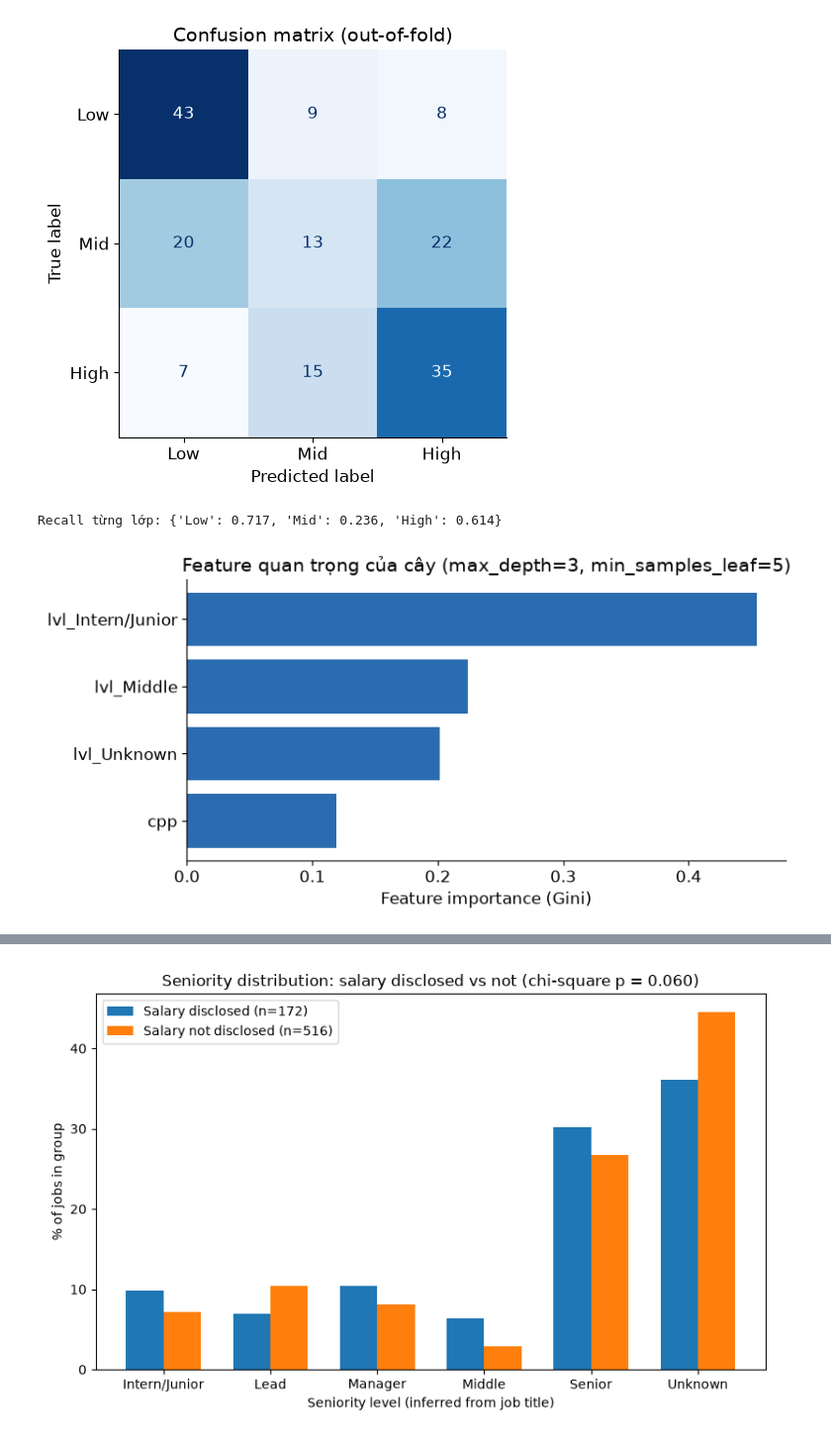
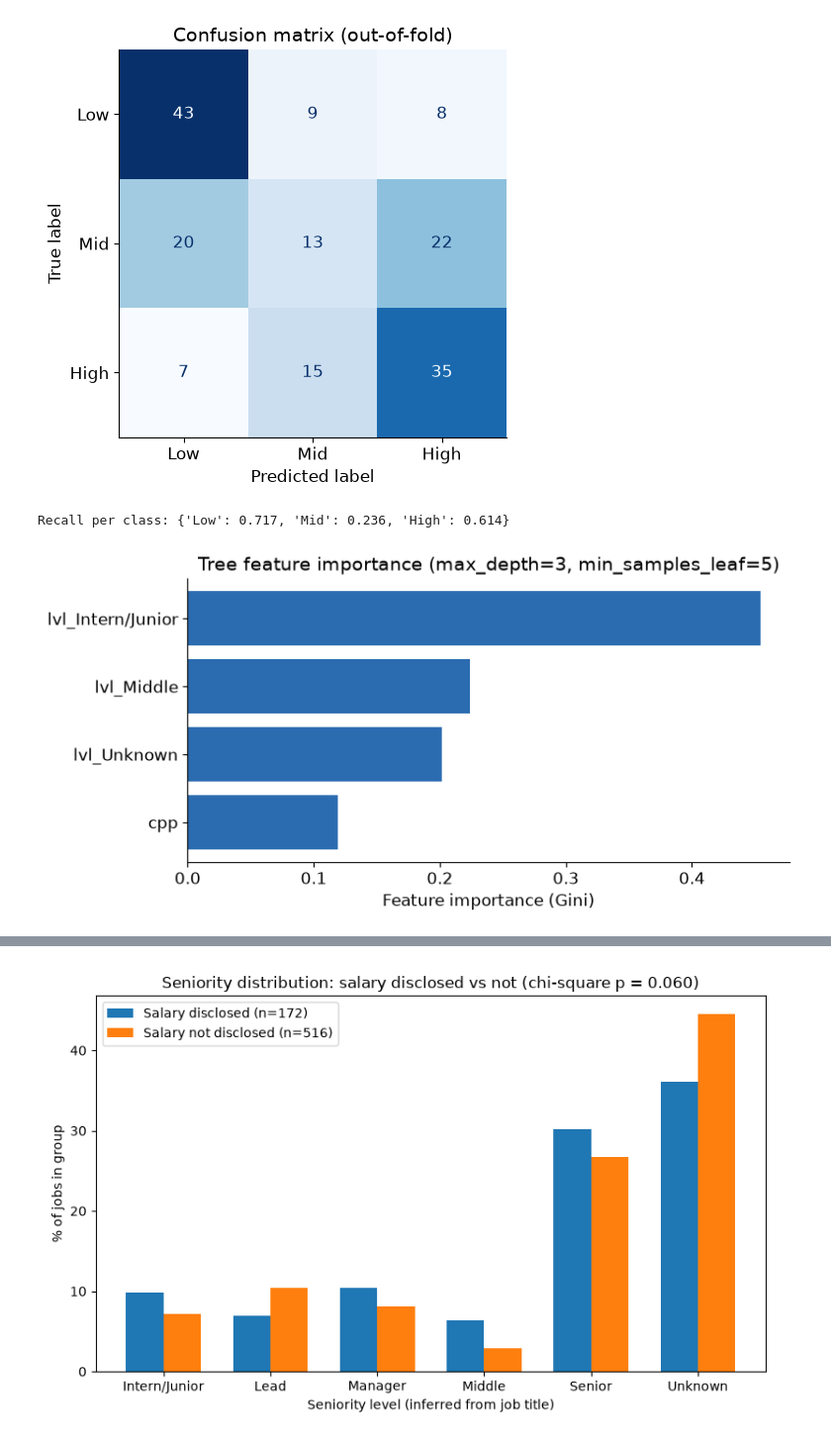
Before and after one commit to dogtoro/Labor-Market-Intelligence, a Jupyter notebook: notebooks/final_notebook.ipynb, the cells around one changed output, grey strips where cells are left out. Shown at 99% size. Saved outputs shown, nothing was run; the diff lists cells and outputs as text; code cells hidden in the pictures.

```diff
--- a/notebooks/final_notebook.ipynb
+++ b/notebooks/final_notebook.ipynb
@@ -159,15 +158,15 @@ train_df, test_df = train_part[feature_cols], test_part[feature_cols]
 train_rules, support_counts = ap.run_apriori(train_df, min_supports=[0.03, 0.04, 0.05, 0.06, 0.10],
                                              min_lift=1.2, min_confidence=0.5)
 ms_used = float(train_rules["min_support_used"].iloc[0])
-print(f"Train {len(train_df)} / Test {len(test_df)} tin")
-print("Số luật theo min_support:", support_counts, "→ chọn", ms_used, f"({len(train_rules)} luật)")
+print(f"Train {len(train_df)} / Test {len(test_df)} jobs")
+print("Rules per min_support:", support_counts, "→ chosen", ms_used, f"({len(train_rules)} rules)")
 
 top = ap.dedup_by_itemset(train_rules, top_n=10)
 test_res = ap.evaluate_rules_on_test(top, test_df)
 rules_table = pd.DataFrame([{
-    "Luật": f"{ap.format_itemset(r.antecedents)} → {ap.format_itemset(r.consequents)}",
-    "Train conf": round(r.confidence, 3), "Train lift": round(r.lift, 3),
-    "Test conf": round(test_res[i]["test_confidence"], 3), "Test lift": round(test_res[i]["test_lift"], 3),
+    "rule": f"{ap.format_itemset(r.antecedents)} → {ap.format_itemset(r.consequents)}",
+    "train_conf": round(r.confidence, 3), "train_lift": round(r.lift, 3),
+    "test_conf": round(test_res[i]["test_confidence"], 3), "test_lift": round(test_res[i]["test_lift"], 3),
 } for i, r in top.iterrows()])
 rules_table
 # %% [output]
@@ -259,34 +258,35 @@ Purity 0.334 (baseline 0.208), F-measure 0.323
 | 3 | 3 | 7 | 3 | 38 | 10 | 3 | 3 | ... |
 | 4 | 22 | 27 | 105 | 15 | 51 | 85 | 17 | ... |
 # %%
-# Hồ sơ kỹ năng từng cụm — dùng đúng bộ kỹ năng mà clustering.py giữ lại
-# (bỏ kỹ năng mềm/quản lý, kỹ năng > 40% số tin hoặc < 10 tin), cột = hợp top 5 kỹ năng mỗi cụm
+# Skill profile per cluster — uses exactly the skills kept by clustering.py
+# (drops soft/management skills, skills in > 40% of jobs or < 10 jobs); columns = union of each cluster's top 5
 from src.models.clustering import FREQUENT_SKILL_RATIO, MANUAL_DROPS, RARE_SKILL_MIN
-sm = raw_skills.set_index("job_id").sort_index(axis=1)  # như clustering.py
+sm = raw_skills.set_index("job_id").sort_index(axis=1)  # same column order as clustering.py
 kept = [s for s in sm.columns if sm[s].mean() <= FREQUENT_SKILL_RATIO and sm[s].sum() >= RARE_SKILL_MIN
         and s not in MANUAL_DROPS]
 in_clusters = sm.loc[cluster_labels["job_id"], kept]
 by_cluster = in_clusters.groupby(cluster_labels["cluster"].values).mean()
 cols = []
 for c in by_cluster.index:
-    # cùng kiểu sort với clustering.py; lưu ý có hoà ở vị trí thứ 5 (vd. cụm 2: sql = etl = 41%)
+    # same sort as clustering.py; note a tie at rank 5 (e.g. cluster 2: sql = etl = 41%)
     top5 = by_cluster.loc[c].sort_values(ascending=False).head(5)
     line = ", ".join(f"{s} ({v:.0%})" for s, v in top5.items())
-    assert f"**Cụm {c}:** {line}" in purity_md, f"Top 5 cụm {c} không khớp purity_report.md"
+    assert f"**Cụm {c}:** {line}" in purity_md, f"Top 5 of cluster {c} does not match purity_report.md"
     cols += [s for s in top5.index if s not in cols]
-print("✓ top 5 kỹ năng mỗi cụm khớp reports/purity_report.md")
+print("✓ top 5 skills of each cluster match reports/purity_report.md")
 profile = by_cluster[cols] * 100
+
 fig, ax = plt.subplots(figsize=(12, 4.5))
 im = ax.imshow(profile.values, cmap="Blues", vmin=0, vmax=100, aspect="auto")
 ax.set_xticks(range(len(cols)), cols, rotation=45, ha="right")
-ax.set_yticks(range(len(profile)), [f"Cụm {c} (n={sizes[c]})" for c in profile.index])
+ax.set_yticks(range(len(profile)), [f"Cluster {c} (n={sizes[c]})" for c in profile.index])
 for i in range(profile.shape[0]):
     for j in range(profile.shape[1]):
         v = profile.iat[i, j]
         ax.text(j, i, f"{v:.0f}", ha="center", va="center", fontsize=10, color="white" if v > 55 else "black")
-fig.colorbar(im, ax=ax, label="% tin trong cụm")
-ax.set_title("Hồ sơ kỹ năng của từng cụm (cột: top 5 kỹ năng mỗi cụm)")
-fig.text(0.01, 0.01, f"Nguồn: ITviec 29/09/2026; {len(cluster_labels)} tin được phân cụm", fontsize=10, color="#555555")
+fig.colorbar(im, ax=ax, label="% of jobs in the cluster")
+ax.set_title("Skill profile of each cluster (columns: top 5 skills per cluster)")
+fig.text(0.01, 0.01, f"Source: ITviec, 29 Sep 2026; {len(cluster_labels)} jobs clustered", fontsize=10, color="#555555")
 fig.tight_layout(rect=(0, 0.05, 1, 1))
 fig.savefig(ROOT / "reports" / "figures" / "model_cluster_profiles.png", dpi=150)
 # %% [output]
@@ -339,31 +339,31 @@ fig.tight_layout()
 # %%
 params = clf.choose_final_params(list(zip(folds["max_depth"], folds["min_samples_leaf"])))
 model = DecisionTreeClassifier(criterion="gini", max_depth=int(params[0]), min_samples_leaf=int(params[1]),
                                random_state=clf.RANDOM_STATE).fit(X, y)
 importance = pd.Series(model.feature_importances_, index=X.columns)
 importance = importance[importance > 0].sort_values()
 fig, ax = plt.subplots(figsize=(8, 4))
 ax.barh(importance.index, importance.values, color="#2b6cb0")
 ax.set_xlabel("Feature importance (Gini)")
-ax.set_title(f"Feature quan trọng của cây (max_depth={params[0]}, min_samples_leaf={params[1]})")
+ax.set_title(f"Tree feature importance (max_depth={params[0]}, min_samples_leaf={params[1]})")
 fig.tight_layout()
 fig.savefig(ROOT / "reports" / "figures" / "model_feature_importance.png", dpi=150)
 
 recall = {c: round(float(cm[i, i] / cm[i].sum()), 3) for i, c in enumerate(clf.CLASSES)}
 KEY["q3_tree"] = {
     "n_jobs": int(len(X)), "n_features": int(X.shape[1]),
     "class_counts": y.value_counts().reindex(clf.CLASSES).to_dict(),
     "tertile_bounds_million_vnd": [round(float(bins[1]), 1), round(float(bins[2]), 1)],
     "accuracy": round(float(acc), 3), "accuracy_ci95": [round(float(ci_low), 3), round(float(ci_high), 3)],
     "baseline": round(float(baseline), 3), "macro_f1": round(float(macro_f1), 3),
     "recall_by_class": recall,
     "final_params": {"max_depth": int(params[0]), "min_samples_leaf": int(params[1])},
     "feature_importance": importance.sort_values(ascending=False).round(3).to_dict(),
 }
-print("Recall từng lớp:", recall)
+print("Recall per class:", recall)
 # %% [output]
-Recall từng lớp: {'Low': 0.717, 'Mid': 0.236, 'High': 0.614}
+Recall per class: {'Low': 0.717, 'Mid': 0.236, 'High': 0.614}
-[figure, old version]
+[figure, new version]
 # %%
 display(Image(filename=str(ROOT / "reports" / "figures" / "tree_viz.png"), width=900))
 breakdown = clf.intern_junior_breakdown(raw_jobs)
```
Also changed, not shown: parts of 38 cells of this notebook, 24 other files.
